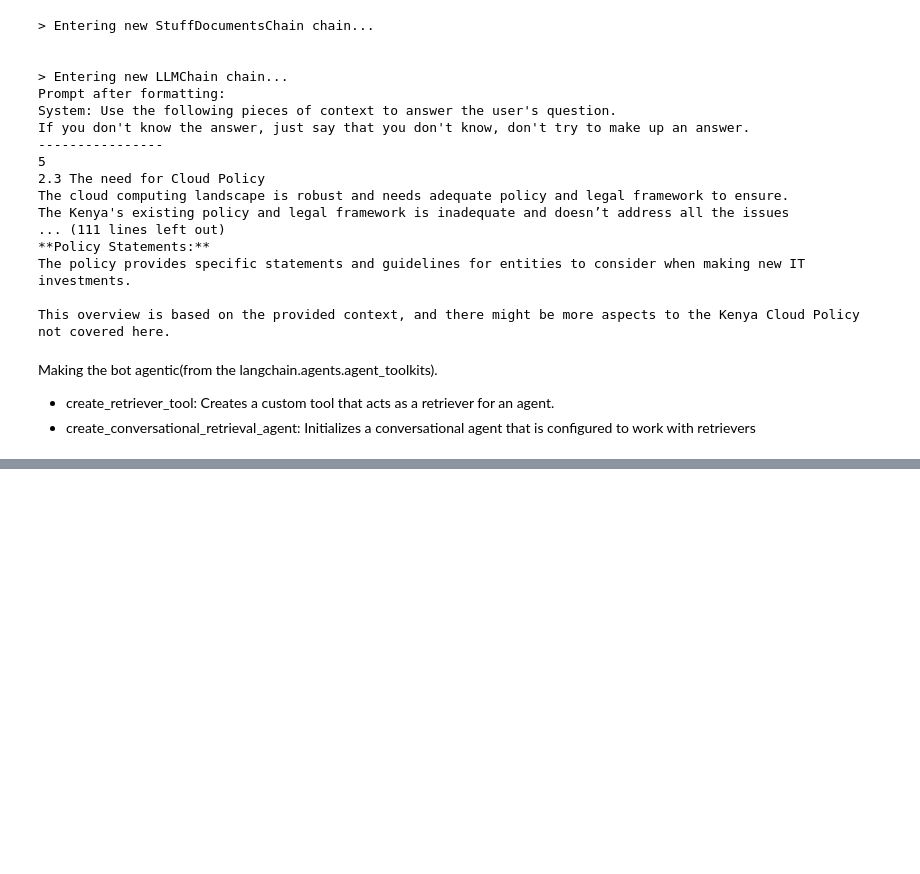
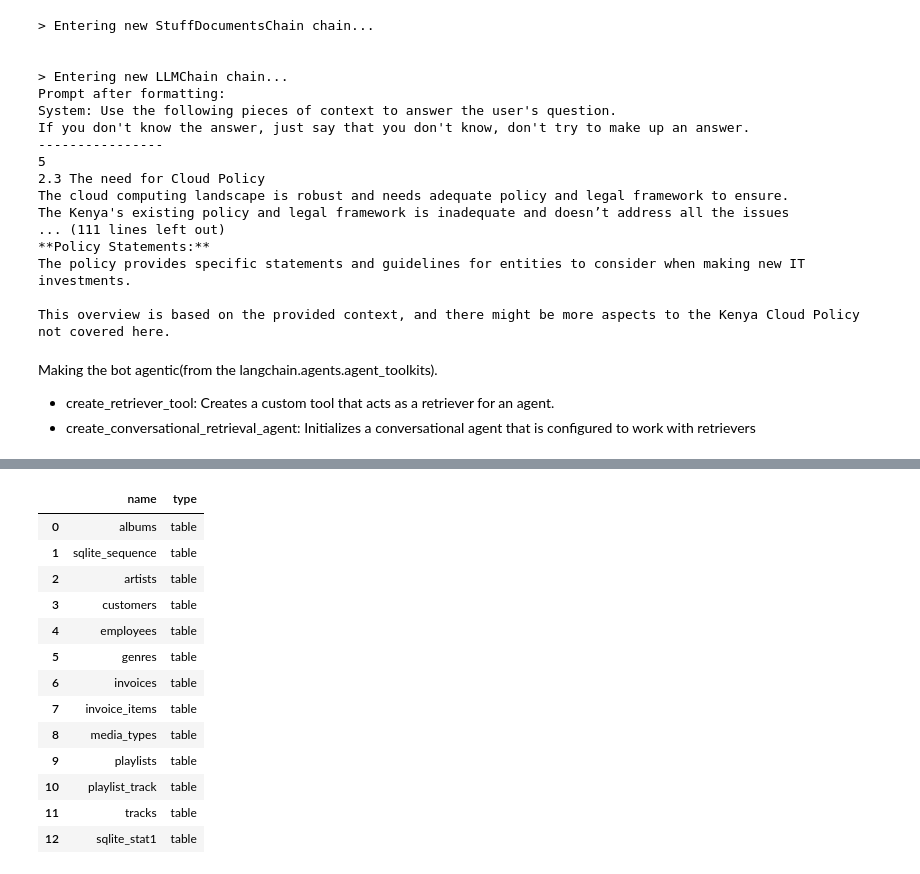
Before and after one commit to CLARION-isige/Building-LLM-Apps, a Jupyter notebook: building_LLM_apps.ipynb, the cells around one changed output, grey strips where cells are left out. Cells and saved outputs as stored; diff of their text form; code cells hidden in the pictures; blank space fills up the shorter version.

```diff
--- a/building_LLM_apps.ipynb
+++ b/building_LLM_apps.ipynb
@@ -890,0 +898,30 @@ agent_executor({"input": "What is the Kenya Cloud Policy?"})
+# %%
+import sqlite3
+import pandas as pd
+
+## Creating a connection
+database = "data/chinook.db"
+
+conn = sqlite3.connect(database)
+
+## importing tables
+tables = pd.read_sql("""SELECT name, type
+                    FROM sqlite_master
+                    WHERE type IN ("table", "view"); """, conn)
+
+tables
+# %% [output]
+|  | name | type |
+| 0 | albums | table |
+| 1 | sqlite_sequence | table |
+| 2 | artists | table |
+| 3 | customers | table |
+| 4 | employees | table |
+| 5 | genres | table |
+| 6 | invoices | table |
+| 7 | invoice_items | table |
+| 8 | media_types | table |
+| 9 | playlists | table |
+| 10 | playlist_track | table |
+| 11 | tracks | table |
+| 12 | sqlite_stat1 | table |
```
Also changed, not shown: parts of 10 cells of this notebook, 1 other file.
